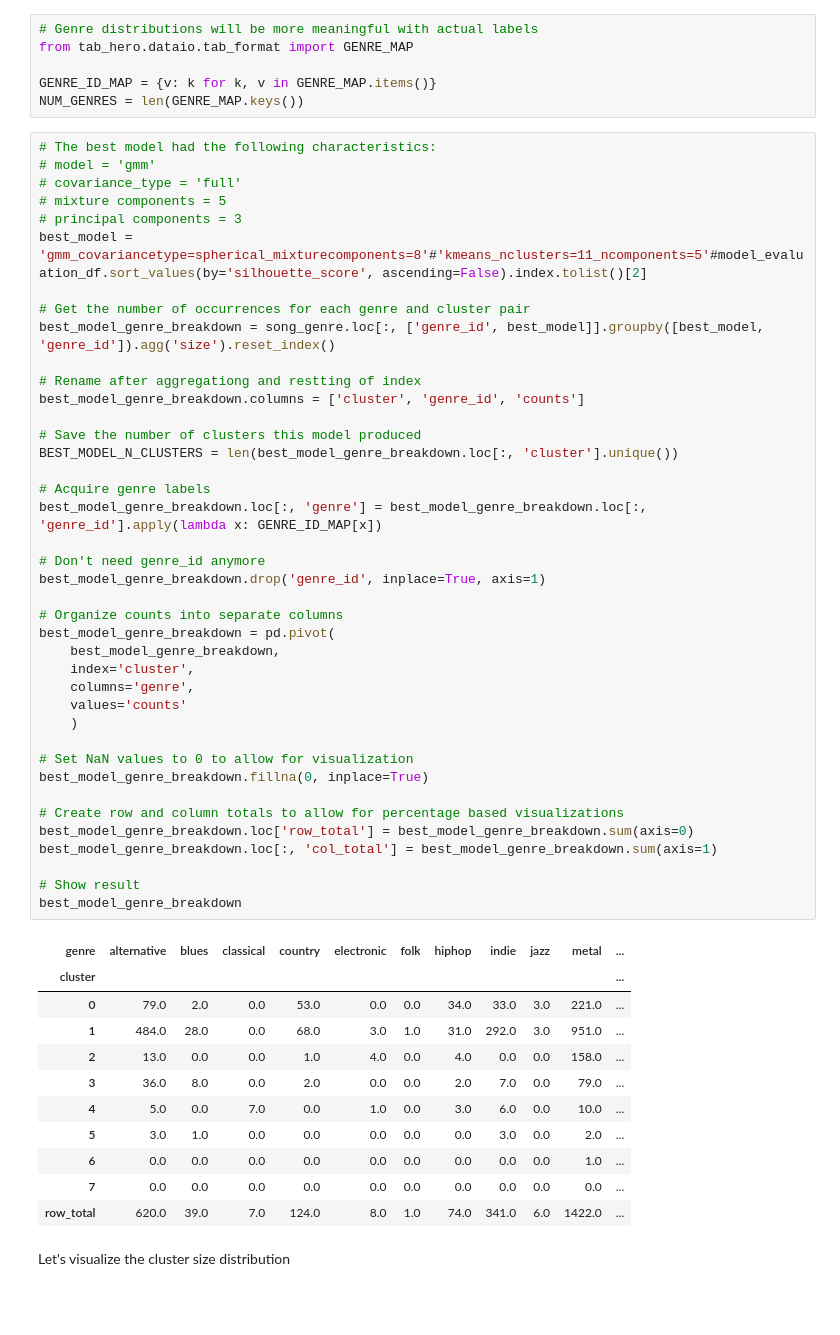
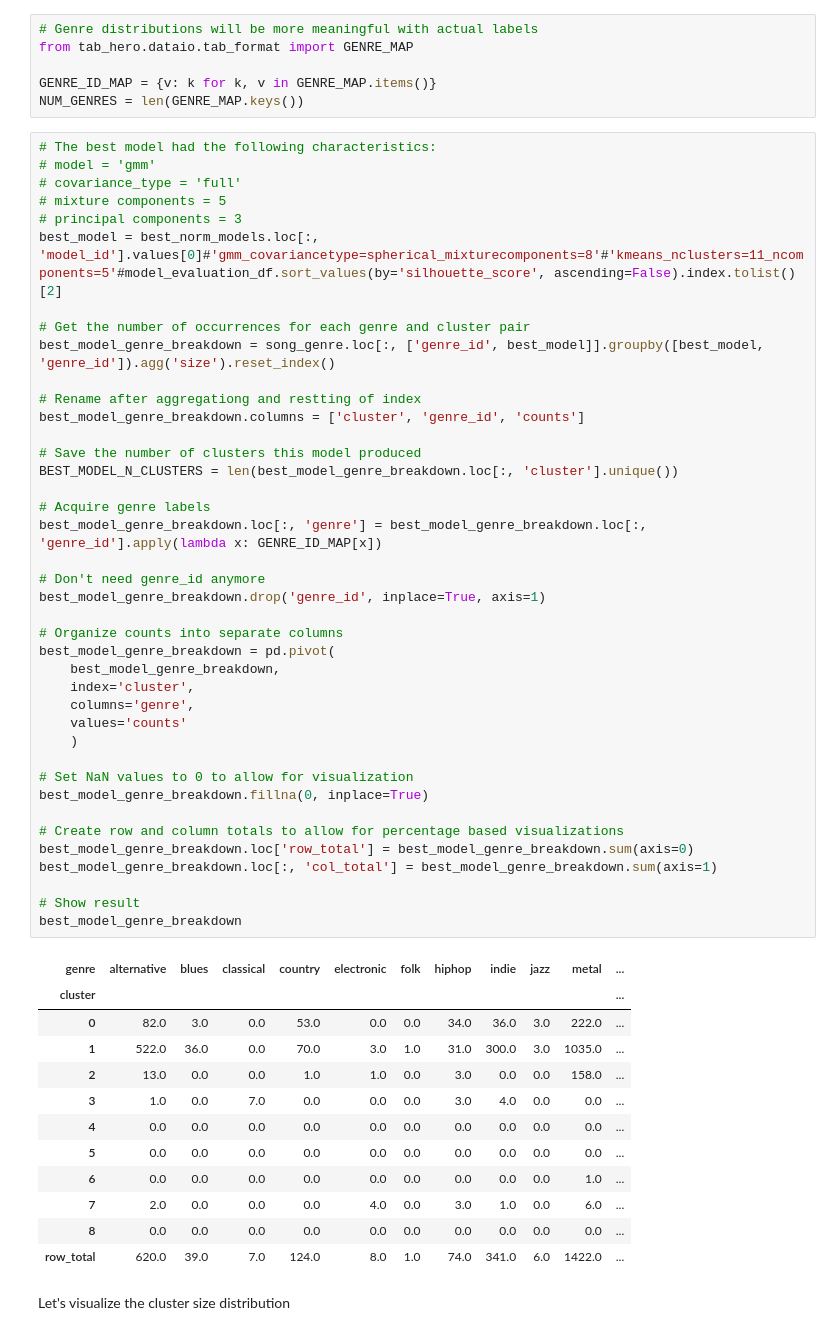
Before and after one commit to MattGroho/tab-hero, a Jupyter notebook: notebooks/unsupervised_pipeline_investigation.ipynb, the cells around one changed output. Drawn from its saved outputs; the diff is of its cells as text; blank space fills up the shorter version.

```diff
--- a/notebooks/unsupervised_pipeline_investigation.ipynb
+++ b/notebooks/unsupervised_pipeline_investigation.ipynb
@@ -1491,7 +1491,7 @@ NUM_GENRES = len(GENRE_MAP.keys())
 # covariance_type = 'full'
 # mixture components = 5
 # principal components = 3
-best_model = 'gmm_covariancetype=spherical_mixturecomponents=8'#'kmeans_nclusters=11_ncomponents=5'#model_evaluation_df.sort_values(by='silhouette_score', ascending=False).index.tolist()[2]
+best_model = best_norm_models.loc[:, 'model_id'].values[0]#'gmm_covariancetype=spherical_mixturecomponents=8'#'kmeans_nclusters=11_ncomponents=5'#model_evaluation_df.sort_values(by='silhouette_score', ascending=False).index.tolist()[2]
 
 # Get the number of occurrences for each genre and cluster pair
 best_model_genre_breakdown = song_genre.loc[:, ['genre_id', best_model]].groupby([best_model, 'genre_id']).agg('size').reset_index()
@@ -1501,41 +1501,42 @@ best_model_genre_breakdown.columns = ['cluster', 'genre_id', 'counts']
 
 # Save the number of clusters this model produced
 BEST_MODEL_N_CLUSTERS = len(best_model_genre_breakdown.loc[:, 'cluster'].unique())
 
 # Acquire genre labels
 best_model_genre_breakdown.loc[:, 'genre'] = best_model_genre_breakdown.loc[:, 'genre_id'].apply(lambda x: GENRE_ID_MAP[x])
 
 # Don't need genre_id anymore
 best_model_genre_breakdown.drop('genre_id', inplace=True, axis=1)
 
 # Organize counts into separate columns
 best_model_genre_breakdown = pd.pivot(
     best_model_genre_breakdown,
     index='cluster',
     columns='genre',
     values='counts'
     )
 
 # Set NaN values to 0 to allow for visualization
 best_model_genre_breakdown.fillna(0, inplace=True)
 
 # Create row and column totals to allow for percentage based visualizations
 best_model_genre_breakdown.loc['row_total'] = best_model_genre_breakdown.sum(axis=0)
 best_model_genre_breakdown.loc[:, 'col_total'] = best_model_genre_breakdown.sum(axis=1)
 
 # Show result
 best_model_genre_breakdown
 # %% [output]
 | genre | alternative | blues | classical | country | electronic | folk | hiphop | indie | jazz | metal | ... |
 | cluster |  |  |  |  |  |  |  |  |  |  | ... |
-| 0 | 79.0 | 2.0 | 0.0 | 53.0 | 0.0 | 0.0 | 34.0 | 33.0 | 3.0 | 221.0 | ... |
-| 1 | 484.0 | 28.0 | 0.0 | 68.0 | 3.0 | 1.0 | 31.0 | 292.0 | 3.0 | 951.0 | ... |
-| 2 | 13.0 | 0.0 | 0.0 | 1.0 | 4.0 | 0.0 | 4.0 | 0.0 | 0.0 | 158.0 | ... |
-| 3 | 36.0 | 8.0 | 0.0 | 2.0 | 0.0 | 0.0 | 2.0 | 7.0 | 0.0 | 79.0 | ... |
-| 4 | 5.0 | 0.0 | 7.0 | 0.0 | 1.0 | 0.0 | 3.0 | 6.0 | 0.0 | 10.0 | ... |
-| 5 | 3.0 | 1.0 | 0.0 | 0.0 | 0.0 | 0.0 | 0.0 | 3.0 | 0.0 | 2.0 | ... |
+| 0 | 82.0 | 3.0 | 0.0 | 53.0 | 0.0 | 0.0 | 34.0 | 36.0 | 3.0 | 222.0 | ... |
+| 1 | 522.0 | 36.0 | 0.0 | 70.0 | 3.0 | 1.0 | 31.0 | 300.0 | 3.0 | 1035.0 | ... |
+| 2 | 13.0 | 0.0 | 0.0 | 1.0 | 1.0 | 0.0 | 3.0 | 0.0 | 0.0 | 158.0 | ... |
+| 3 | 1.0 | 0.0 | 7.0 | 0.0 | 0.0 | 0.0 | 3.0 | 4.0 | 0.0 | 0.0 | ... |
+| 4 | 0.0 | 0.0 | 0.0 | 0.0 | 0.0 | 0.0 | 0.0 | 0.0 | 0.0 | 0.0 | ... |
+| 5 | 0.0 | 0.0 | 0.0 | 0.0 | 0.0 | 0.0 | 0.0 | 0.0 | 0.0 | 0.0 | ... |
 | 6 | 0.0 | 0.0 | 0.0 | 0.0 | 0.0 | 0.0 | 0.0 | 0.0 | 0.0 | 1.0 | ... |
-| 7 | 0.0 | 0.0 | 0.0 | 0.0 | 0.0 | 0.0 | 0.0 | 0.0 | 0.0 | 0.0 | ... |
+| 7 | 2.0 | 0.0 | 0.0 | 0.0 | 4.0 | 0.0 | 3.0 | 1.0 | 0.0 | 6.0 | ... |
+| 8 | 0.0 | 0.0 | 0.0 | 0.0 | 0.0 | 0.0 | 0.0 | 0.0 | 0.0 | 0.0 | ... |
 | row_total | 620.0 | 39.0 | 7.0 | 124.0 | 8.0 | 1.0 | 74.0 | 341.0 | 6.0 | 1422.0 | ... |
 # %% [markdown]
 Let's visualize the cluster size distribution
```
Also changed, not shown: parts of 25 cells of this notebook.
